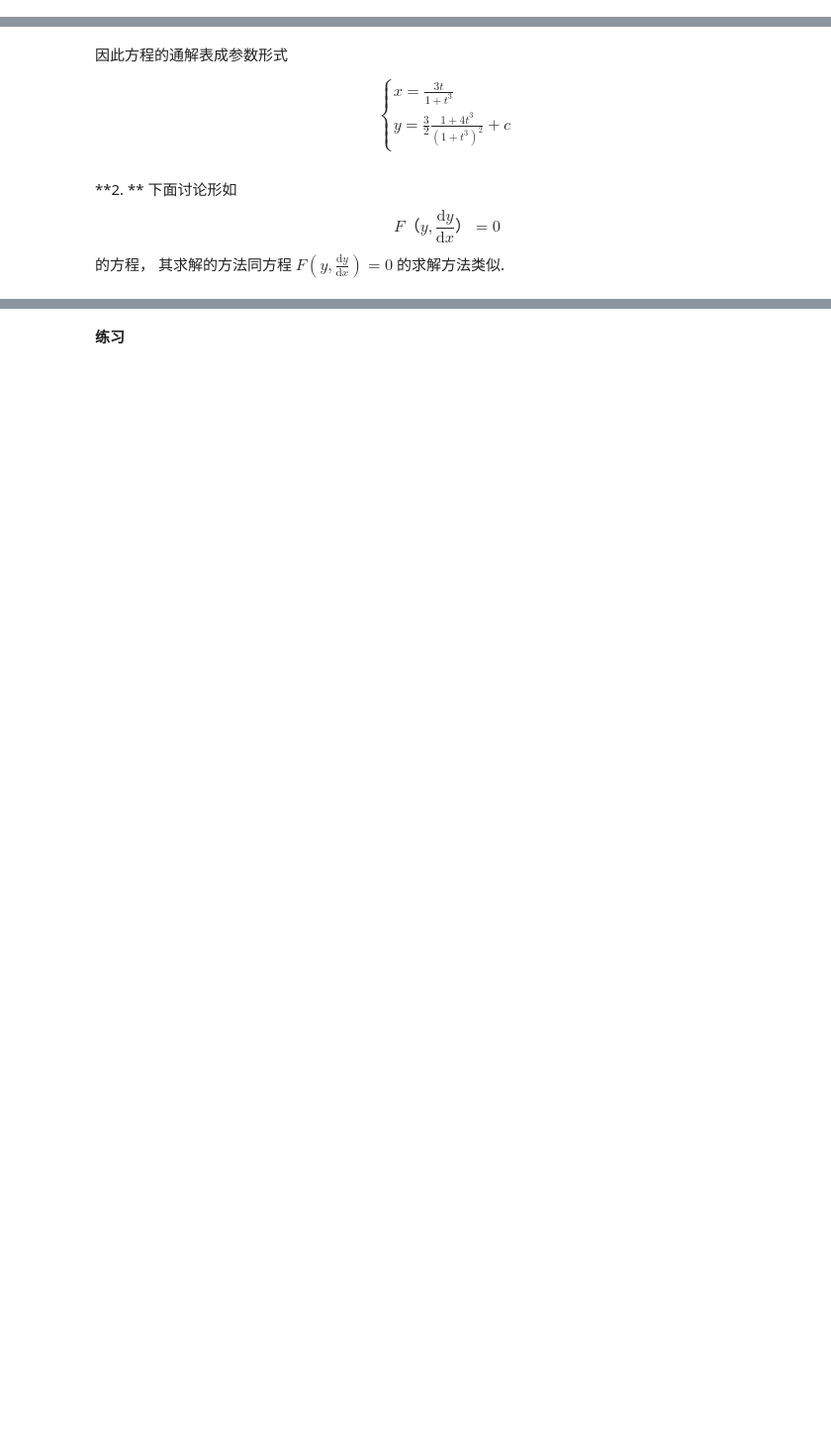
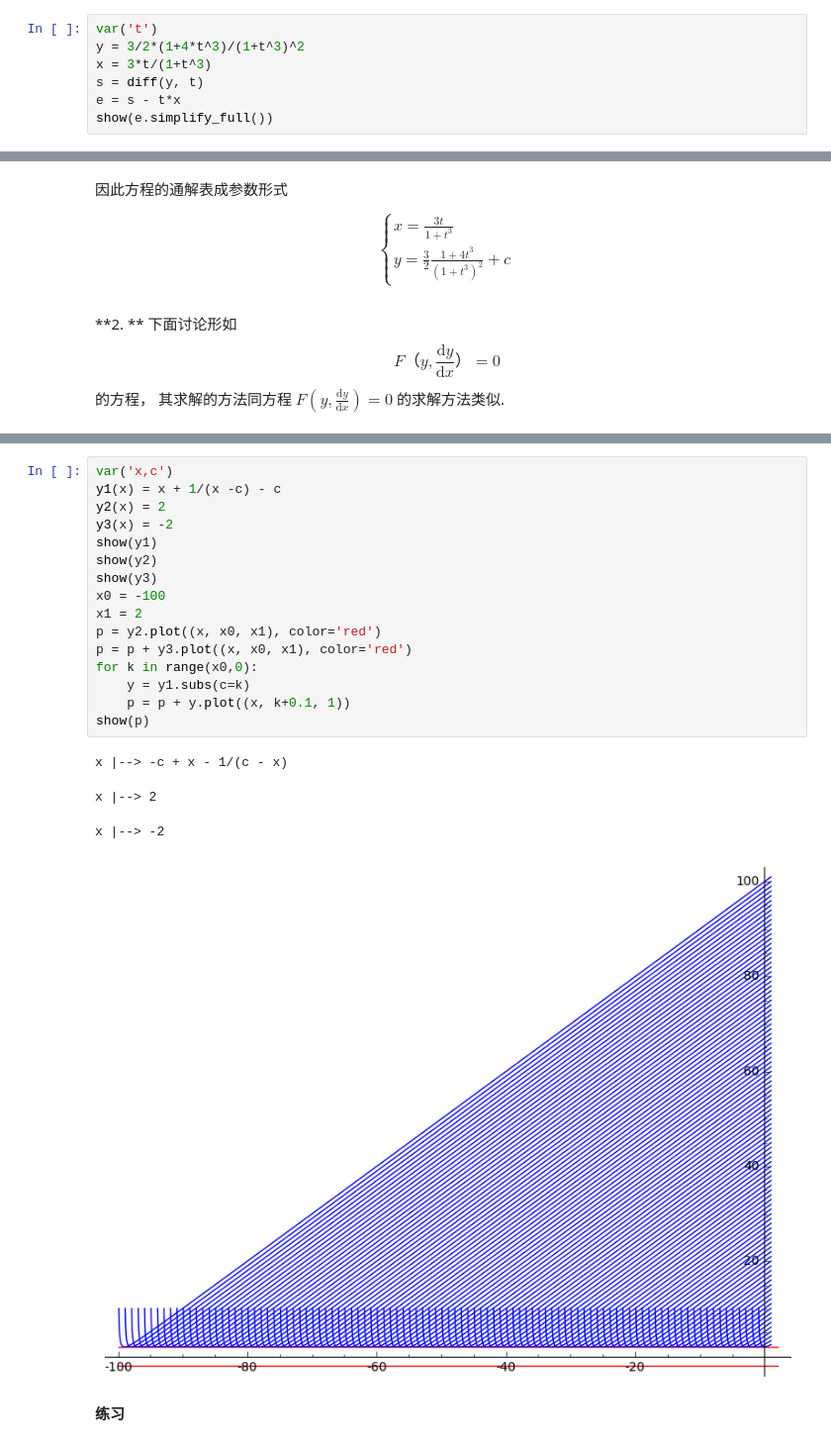
Before and after one commit to weihuayi/ODE, a Jupyter notebook: 2.4.ipynb, the cells around one changed output, grey strips where cells are left out. Shown at 99% size. Drawn from its saved outputs; the diff is of its cells as text; blank space fills up the shorter version.

```diff
--- a/2.4.ipynb
+++ b/2.4.ipynb
@@ -361,3 +373,10 @@ $$
 $$
 y=\int \frac{9(1-2t^3)t^2}{(1+t^3)^3}{\mathrm d t}=\frac{3}{2}\frac{1+4t^3}{(1+t^3)^2}+c
 $$
+# %%
+var('t')
+y = 3/2*(1+4*t^3)/(1+t^3)^2
+x = 3*t/(1+t^3)
+s = diff(y, t)
+e = s - t*x
+show(e.simplify_full())
@@ -442,5 +468,26 @@ $$
 其中 $c$ 为任意的常数.
 
 此外，当 $y'=0$ 时原方程变为 $y^2=4$, 于是有 $y=\pm2$ 也是方程的解.
+# %%
+var('x,c')
+y1(x) = x + 1/(x -c) - c
+y2(x) = 2
+y3(x) = -2
+show(y1)
+show(y2)
+show(y3)
+x0 = -100
+x1 = 2
+p = y2.plot((x, x0, x1), color='red')
+p = p + y3.plot((x, x0, x1), color='red')
+for k in range(x0,0):
+    y = y1.subs(c=k)
+    p = p + y.plot((x, k+0.1, 1))
+show(p)
+# %% [output]
+x |--> -c + x - 1/(c - x)
+x |--> 2
+x |--> -2
+[figure, added]
 # %% [markdown]
 **练习**
```
Also changed, not shown: parts of 15 cells of this notebook.
